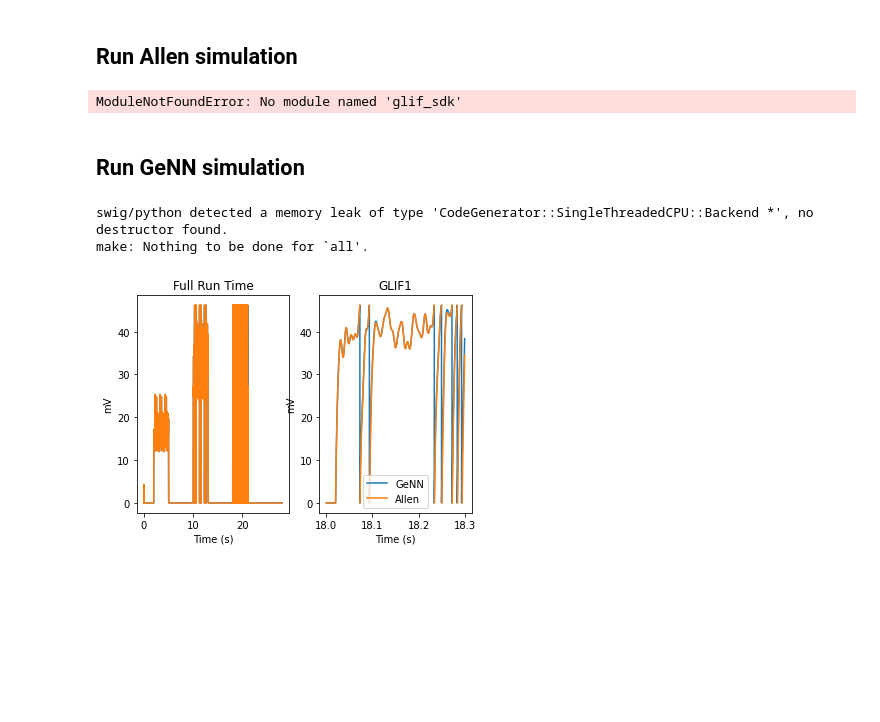
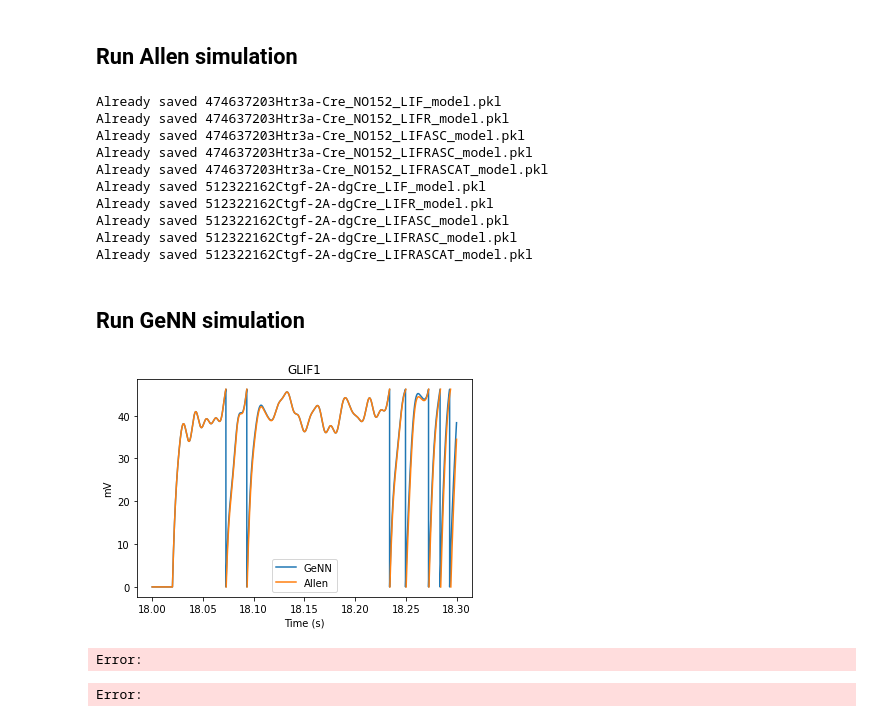
Before and after one commit to williamsnider/v1_project, a Jupyter notebook: compare_GLIF.ipynb, the cells around one changed output. Saved outputs shown, nothing was run; the diff lists cells and outputs as text; code cells hidden in the pictures; blank space fills up the shorter version.

```diff
--- a/compare_GLIF.ipynb
+++ b/compare_GLIF.ipynb
@@ -12,6 +12,7 @@ import allensdk.core.json_utilities as ju
 from allensdk.model.glif.glif_neuron import GlifNeuron
 from allensdk.core.cell_types_cache import CellTypesCache
 import sys
+sys.path.append(str(Path('./GLIF_Teeter_et_al_2018/libraries').resolve()))
 import time
 from GLIF_Teeter_et_al_2018.libraries.data_library import get_file_path_endswith, get_sweep_num_by_name
 import json
@@ -19,7 +20,6 @@ import matplotlib.pyplot as plt
 
 relative_path=os.path.dirname(os.getcwd())
 ctc = CellTypesCache(manifest_file=os.path.join(relative_path,'cell_types_manifest.json'))
-sys.path()
 GLIF_dict = {
     "LIF_model":"GLIF1",
     "LIFR_model":"GLIF2",
@@ -118,10 +118,20 @@ for specimen_id in specimen_ids:
         else:
             make_and_save_model(specimen_id, model_type)
 # %% [output]
-ModuleNotFoundError: No module named 'glif_sdk'
+Already saved 474637203Htr3a-Cre_NO152_LIF_model.pkl
+Already saved 474637203Htr3a-Cre_NO152_LIFR_model.pkl
+Already saved 474637203Htr3a-Cre_NO152_LIFASC_model.pkl
+Already saved 474637203Htr3a-Cre_NO152_LIFRASC_model.pkl
+Already saved 474637203Htr3a-Cre_NO152_LIFRASCAT_model.pkl
+Already saved 512322162Ctgf-2A-dgCre_LIF_model.pkl
+Already saved 512322162Ctgf-2A-dgCre_LIFR_model.pkl
+Already saved 512322162Ctgf-2A-dgCre_LIFASC_model.pkl
+Already saved 512322162Ctgf-2A-dgCre_LIFRASC_model.pkl
+Already saved 512322162Ctgf-2A-dgCre_LIFRASCAT_model.pkl
 # %% [markdown]
 ## Run GeNN simulation
 # %%
+from pygenn.genn_model import create_custom_current_source_class
 specimen_ids = [474637203]#, 512322162]
 model_types = ['LIF_model'] #, 'LIFR_model', 'LIFASC_model', 'LIFRASC_model', 'LIFRASCAT_model']
 saved_models = [f.name for f in Path('./pkl_data').glob('*')]
@@ -176,7 +186,7 @@ for specimen_id in specimen_ids:
         GLIF = eval(GLIF_dict[model_type])
         GLIF_params = {k:units_dict[k] for k in GLIF.get_param_names()}
         GLIF_init = {k:units_dict[k] for k in ['V']}
-        model = GeNNModel("float", GLIF_dict[model_type])
+        model = GeNNModel("double", GLIF_dict[model_type], backend='SingleThreadedCPU')
         model.dT=units_dict['dT']
         pop1 = model.add_neuron_population(
             pop_name = "pop1",
@@ -203,44 +213,59 @@ for specimen_id in specimen_ids:
             pop = pop1,
             param_space = {},
             var_space = cs_ini)
 
         scale = 1e9  # amps -> nanoamps
         cs.set_extra_global_param("Ie", stimulus*scale)
 
         model.build()
         model.load()
 
         # Run a quick simulation
         num_steps = len(stimulus)
         v = np.empty((num_steps, num_neurons))
         v_view = pop1.vars["V"].view
         for i in range(num_steps):
             model.step_time()
             pop1.pull_var_from_device("V")
             v[model.timestep - 1,:]=v_view[:]
 
         # Plot the results
-        fig, axs = plt.subplots(1,2)
+        fig, axs = plt.subplots(1,1)
 
         # Full run
         t = saved_model['time']
-        axs[0].plot(t, v[:num_steps,:], label='GeNN')
-        axs[0].plot(t, saved_model['voltage']*1e3, label='Allen')
-        axs[0].set_xlabel('Time (s)')
-        axs[0].set_ylabel('mV')
-        axs[0].set_title('Full Run Time')
+        # axs[0].plot(t, v[:num_steps,:], label='GeNN')
+        # axs[0].plot(t, saved_model['voltage']*1e3, label='Allen')
+        # axs[0].set_xlabel('Time (s)')
+        # axs[0].set_ylabel('mV')
+        # axs[0].set_title('Full Run Time')
 
         # Subset of run
         mask = np.logical_and(t>18, t<18.3)
-        axs[1].plot(t[mask], v[mask,:], label='GeNN')
-        axs[1].plot(t[mask], saved_model['voltage'][mask]*1e3, label='Allen')
-        axs[1].set_xlabel('Time (s)')
-        axs[1].set_ylabel('mV')
-        axs[1].set_title('Run Time on [18, 18.3]')
+        axs.plot(t[mask], v[mask,:], label='GeNN')
+        axs.plot(t[mask], saved_model['voltage'][mask]*1e3, label='Allen')
+        axs.set_xlabel('Time (s)')
+        axs.set_ylabel('mV')
+        axs.set_title('Run Time on [18, 18.3]')
         plt.title(GLIF_dict[model_type])
         plt.legend()
         plt.show()
 # %% [output]
-swig/python detected a memory leak of type 'CodeGenerator::SingleThreadedCPU::Backend *', no destructor found.
-make: Nothing to be done for `all'.
-[figure, old version]
+[figure, new version]
+# %%
+allen = saved_model['voltage'][mask] * 1e3
+diff = v[mask,:].T - allen
+
+fig, axs = plt.subplots(1)
+t = saved_model['time']
+mask = np.logical_and(t>18, t<18.3)
+axs.plot(t[mask], diff.ravel(),  label='diff')
+axs.set_xlabel('Time (s)')
+axs.set_ylabel('Difference (GeNN - Allen) (mV)')
+axs.set_title('Run Time on [18, 18.3]')
+plt.title(GLIF_dict[model_type])
+plt.legend()
+plt.show()
+# %% [output]
+Error:
+Error:
```
Also changed, not shown: 1 other file.
